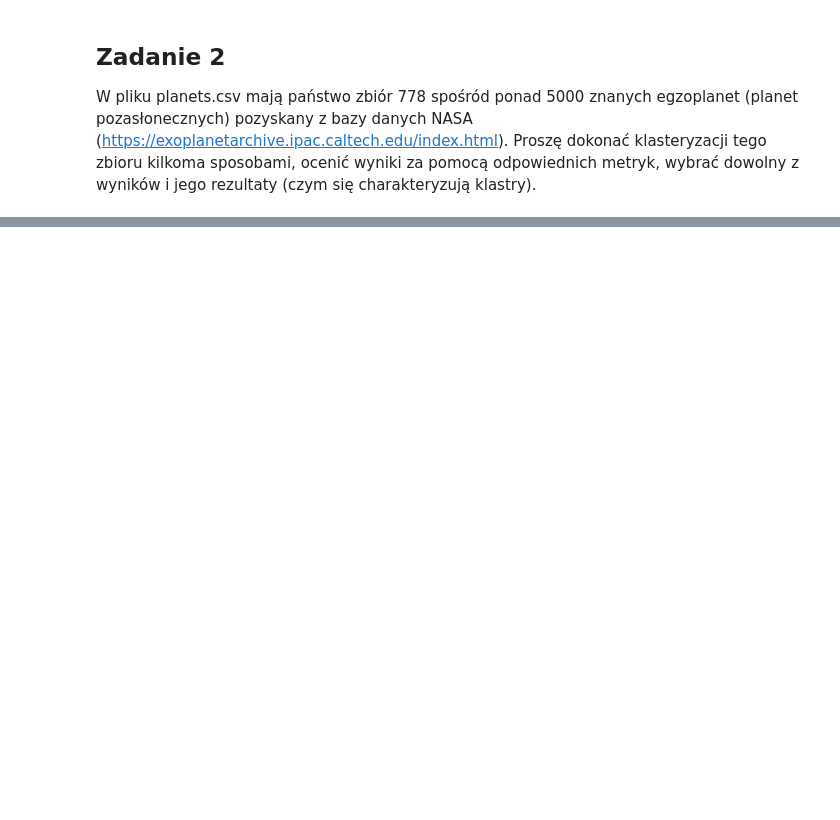
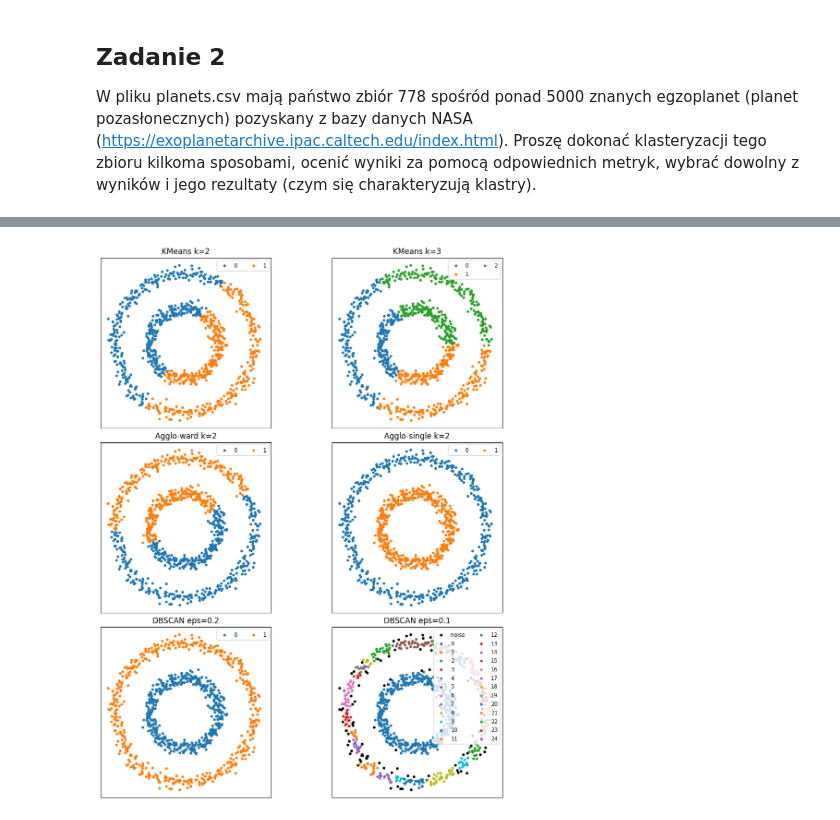
Before and after one commit to ZEN1X/MIO, a Jupyter notebook: lab06/lab06.ipynb, the cells around one changed output, grey strips where cells are left out. Drawn from its saved outputs; the diff is of its cells as text; code cells hidden in the pictures; blank space fills up the shorter version.

```diff
--- a/lab06/lab06.ipynb
+++ b/lab06/lab06.ipynb
@@ -178,0 +247,6 @@ results["DBSCAN"] = [{
+# %%
+features = ["pl_rade", "pl_eqt", "st_teff", "pl_orbper", "pl_masse"]
+# X = scaled_planets[features].values
+
+X = planets[features].values
+X_scaled = StandardScaler().fit_transform(X)
@@ -178,0 +321,73 @@ results["DBSCAN"] = [{
+# %%
+df = pd.read_csv("data/circle.csv")
+
+X = df[["x1", "x2"]].values
+X_scaled = StandardScaler().fit_transform(X)
+# %%
+clusterers = {
+    "KMeans k=2": KMeans(n_clusters=2, random_state=420),
+    "KMeans k=3": KMeans(n_clusters=3, random_state=420),
+    "Agglo-ward k=2": AgglomerativeClustering(n_clusters=2, linkage="ward"),
+    "Agglo-single k=2": AgglomerativeClustering(n_clusters=2, linkage="single"),
+    "DBSCAN eps=0.2": DBSCAN(eps=0.2, min_samples=5),
+    "DBSCAN eps=0.1": DBSCAN(eps=0.1, min_samples=5),
+}
+# %%
+results = {}
+for name, algo in clusterers.items():
+    labels = algo.fit_predict(X_scaled)
+
+    uniq = set(labels)
+    n_clusters = len(uniq) - (1 if -1 in uniq else 0)
+    noise_ratio = np.mean(labels == -1)
+
+    if n_clusters >= 2:
+        sil = metrics.silhouette_score(X_scaled, labels)
+        db = metrics.davies_bouldin_score(X_scaled, labels)
+        ch = metrics.calinski_harabasz_score(X_scaled, labels)
+    else:
+        sil = db = ch = np.nan
+
+    results[name] = {
+        "labels": labels,
+        "n_clusters": n_clusters,
+        "noise_ratio": noise_ratio,
+        "silhouette": sil,
+        "davies_bouldin": db,
+        "calinski_harabasz": ch,
+    }
+
+print(f"{'Method':<20}  clusters  noise%   silhouette   DB   CH")
+for name, res in results.items():
+    print(
+        f"{name:<20}   {res['n_clusters']:2d}       {res['noise_ratio']:.1%}    "
+        f"{res['silhouette'] or 0:6.3f}   {res['davies_bouldin'] or 0:6.3f}   {res['calinski_harabasz'] or 0:6.1f}"
+    )
+
+fig, axes = plt.subplots(3, 2, figsize=(10, 12), constrained_layout=True)
+axes = axes.flatten()
+
+for ax, (name, res) in zip(axes, results.items()):
+    lab = res["labels"]
+    # color noise black
+    cmap = plt.get_cmap("tab10")
+    for cluster_id in np.unique(lab):
+        mask = lab == cluster_id
+        color = "black" if cluster_id == -1 else cmap(cluster_id % 10)
+        ax.scatter(
+            X_scaled[mask, 0],
+            X_scaled[mask, 1],
+            s=10,
+            c=color,
+            label=f"{cluster_id}" if cluster_id >= 0 else "noise",
+        )
+
+    ax.axis("square")
+
+    ax.set_title(name)
+    ax.set_xticks([])
+    ax.set_yticks([])
+    ax.legend(loc="upper right", fontsize="small", ncol=2)
+
+plt.show()
+# %% [output]
@@ -178,0 +401 @@ results["DBSCAN"] = [{
+[figure, added]
```
Also changed, not shown: parts of 16 cells of this notebook.
